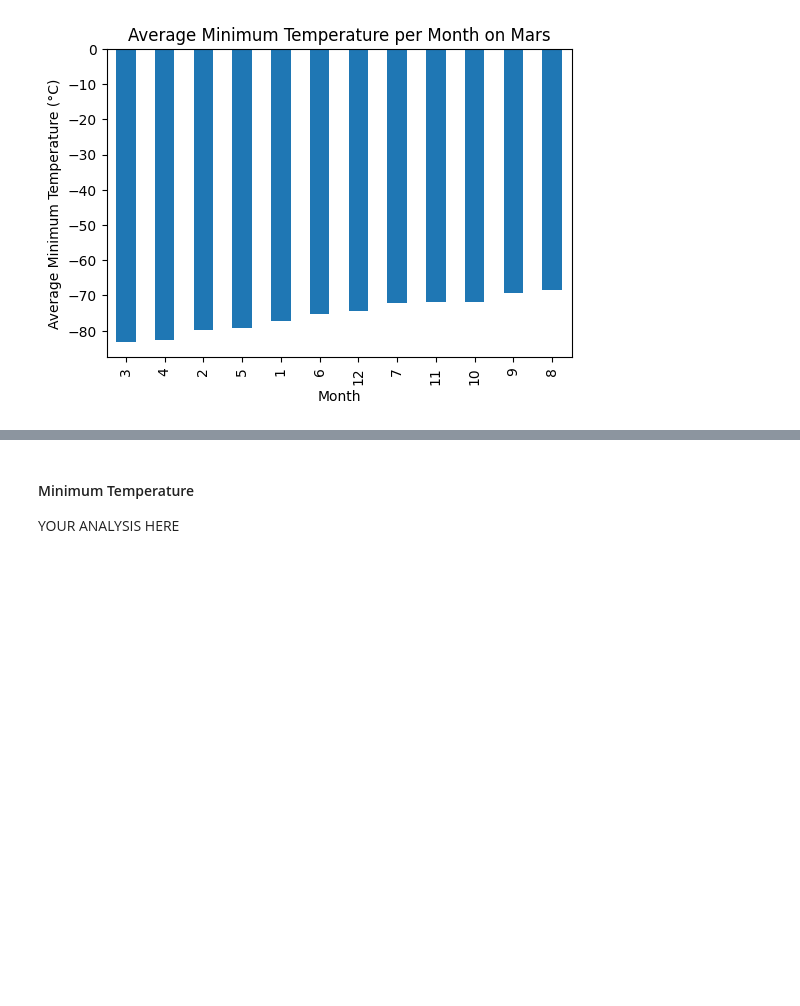
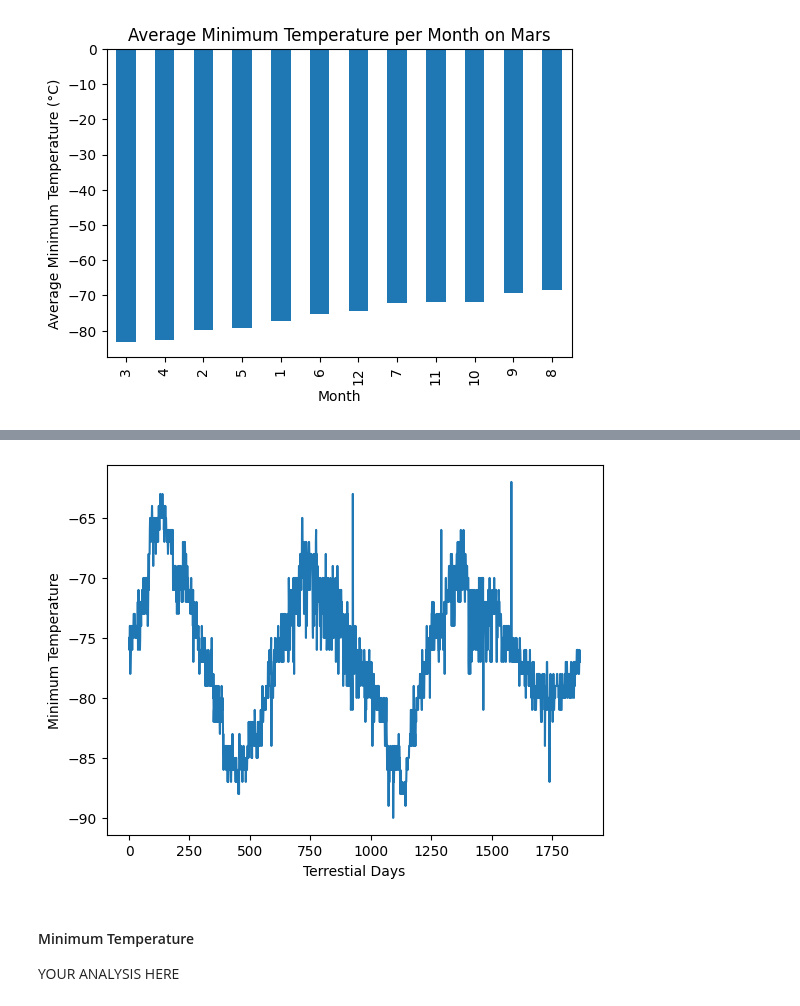
Before and after one commit to realmattimatt/mars-news-and-weather-analysis, a Jupyter notebook: Resources/Starter_Code/part_2_mars_weather.ipynb, the cells around one changed output, grey strips where cells are left out. Saved outputs shown, nothing was run; the diff lists cells and outputs as text; code cells hidden in the pictures; blank space fills up the shorter version.

```diff
--- a/Resources/Starter_Code/part_2_mars_weather.ipynb
+++ b/Resources/Starter_Code/part_2_mars_weather.ipynb
@@ -239,6 +330,12 @@ plt.show()
 # %%
 # 5. How many terrestrial (Earth) days are there in a Martian year?
 # Visually estimate the result by plotting the daily minimum temperature of each observation in the data set.
+mars_weather_df.min_temp.plot()
+plt.xlabel("Terrestial Days")
+plt.ylabel("Minimum Temperature")
+plt.show()
+# %% [output]
+[figure, added]
 # %% [markdown]
 #### Minimum Temperature
 
```
Also changed, not shown: parts of 7 cells of this notebook.
